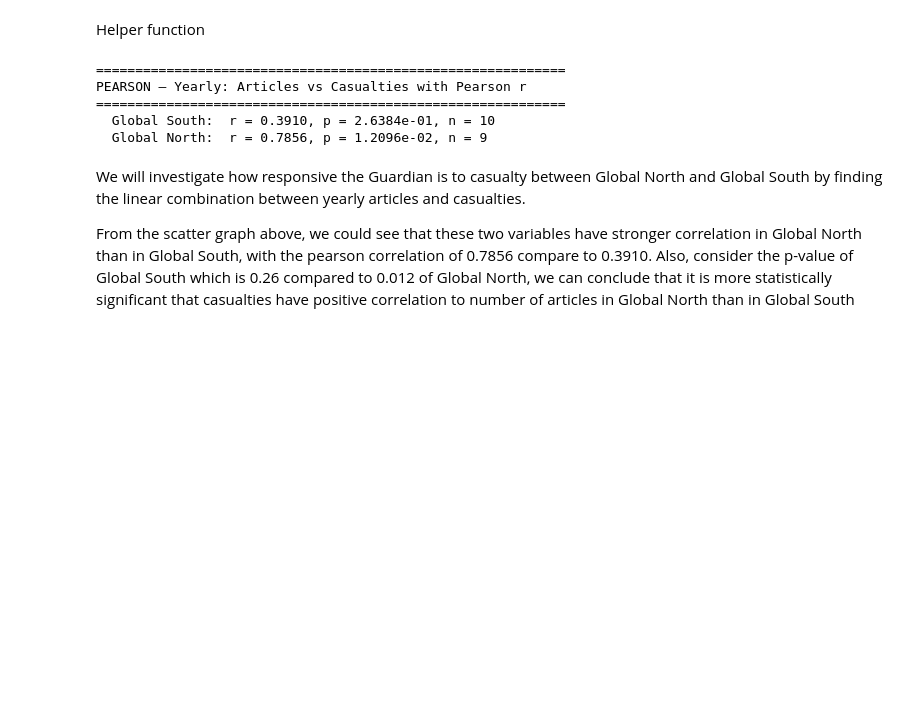
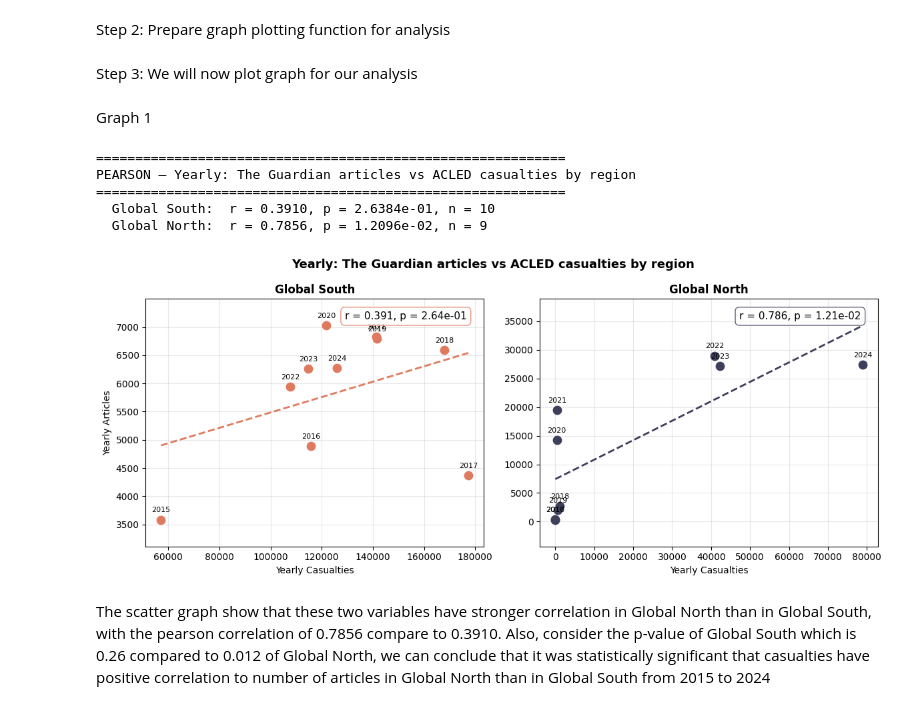
Before and after one commit to Harry9087655/ST115-group-project, a Jupyter notebook: analysis/q4.ipynb, the cells around one changed output. Saved outputs shown, nothing was run; the diff lists cells and outputs as text; code cells hidden in the pictures; blank space fills up the shorter version.

```diff
--- a/analysis/q4.ipynb
+++ b/analysis/q4.ipynb
@@ -26,5 +29,5 @@ yearly_agg = df.groupby(['year', 'region_group']).agg(
     total_fatalities = ('monthly_fatalities', 'sum')
 ).reset_index()
 # %% [markdown]
-Helper function
+Step 2: Prepare graph plotting function for analysis
 # %%
@@ -335,16 +263,18 @@ def build_yearly_scatter(yearly, title):
+# %% [markdown]
+Step 3: We will now plot graph for our analysis
+# %% [markdown]
+Graph 1
 # %%
-fig_yearly_scatter = build_yearly_scatter(
+build_yearly_scatter(
     yearly_agg,
-    'Yearly: Articles vs Casualties with Pearson r'
+    'Yearly: The Guardian articles vs ACLED casualties by region'
 )
-fig_yearly_scatter.show()
 # %% [output]
 ============================================================
-PEARSON – Yearly: Articles vs Casualties with Pearson r
+PEARSON – Yearly: The Guardian articles vs ACLED casualties by region
 ============================================================
   Global South:  r = 0.3910, p = 2.6384e-01, n = 10
   Global North:  r = 0.7856, p = 1.2096e-02, n = 9
+[figure, added]
 # %% [markdown]
-We will investigate how responsive the Guardian is to casualty between Global North and Global South by finding the linear combination between yearly articles and casualties.
-
-From the scatter graph above, we could see that these two variables have stronger correlation in Global North than in Global South, with the pearson correlation of 0.7856 compare to 0.3910. Also, consider the p-value of Global South which is 0.26 compared to 0.012 of Global North, we can conclude that it is more statistically significant that casualties have positive correlation to number of articles in Global North than in Global South
+The scatter graph show that these two variables have stronger correlation in Global North than in Global South, with the pearson correlation of 0.7856 compare to 0.3910. Also, consider the p-value of Global South which is 0.26 compared to 0.012 of Global North, we can conclude that it was statistically significant that casualties have positive correlation to number of articles in Global North than in Global South from 2015 to 2024
```
Also changed, not shown: parts of 16 cells of this notebook.
